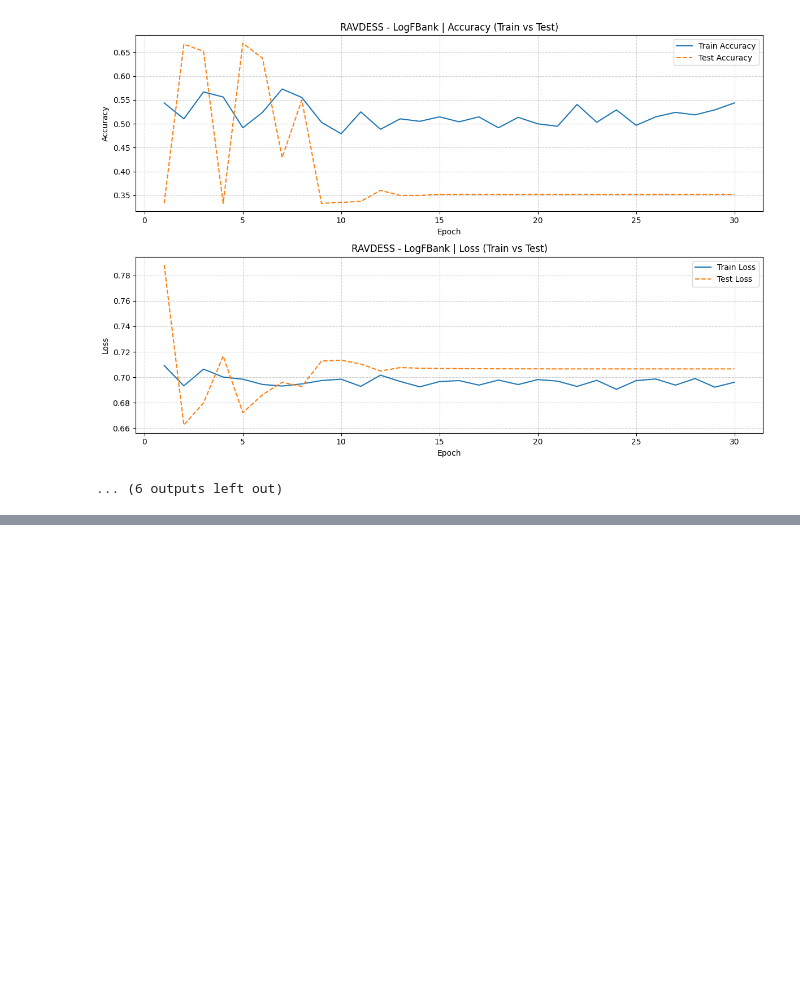
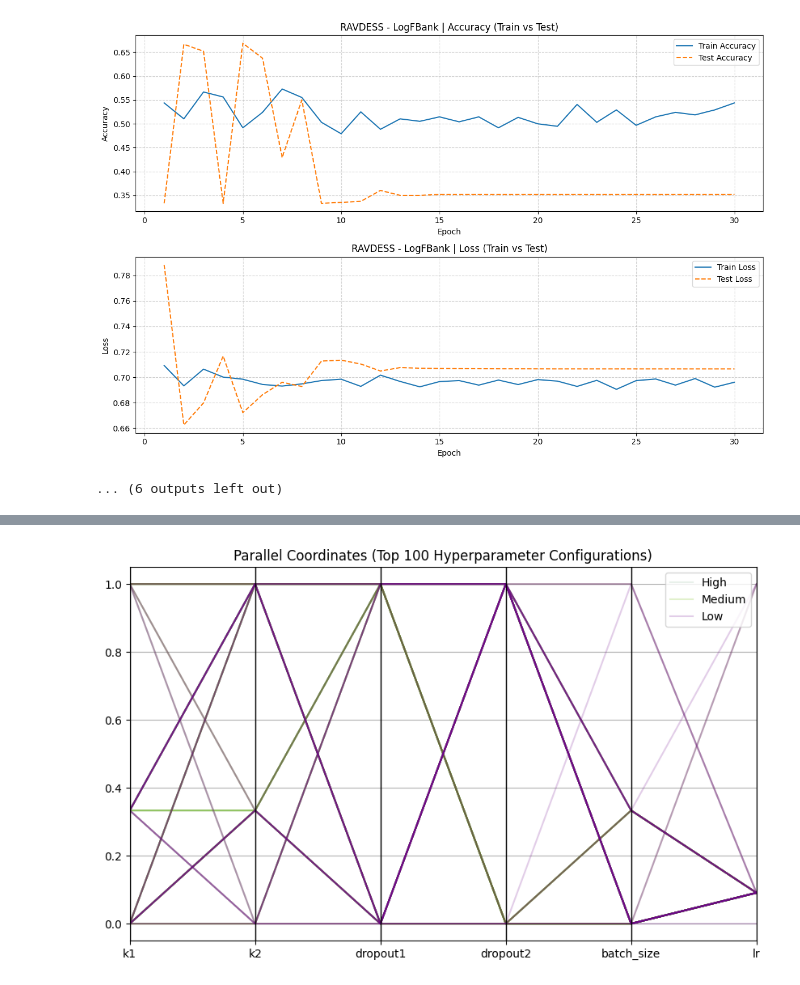
Before and after one commit to Hadoroo/Speech-Stress-Detection, a Jupyter notebook: Scripts/Visualizer/visualizer.ipynb, the cells around one changed output, grey strips where cells are left out. Saved outputs shown, nothing was run; the diff lists cells and outputs as text; code cells hidden in the pictures; blank space fills up the shorter version.

```diff
--- a/Scripts/Visualizer/visualizer.ipynb
+++ b/Scripts/Visualizer/visualizer.ipynb
@@ -387,0 +450,30 @@ print(best_per_dataset[["Dataset", "Feature", "Test Accuracy", "Precision", "Rec
+# %%
+import pandas as pd
+from pandas.plotting import parallel_coordinates
+import matplotlib.pyplot as plt
+from sklearn.preprocessing import MinMaxScaler
+
+cols = ["k1","k2","dropout1","dropout2","batch_size","lr"]
+
+# ambil top 100 eksperimen
+df_top = df.sort_values("test_acc", ascending=False).head(100).copy()
+
+# normalisasi
+scaler = MinMaxScaler()
+df_top[cols] = scaler.fit_transform(df_top[cols])
+
+# kategori
+df_top["acc_class"] = pd.qcut(df_top["test_acc"], q=3, labels=["Low","Medium","High"])
+
+# plot
+plt.figure(figsize=(10,6))
+parallel_coordinates(
+    df_top[cols + ["acc_class"]],
+    "acc_class",
+    alpha=0.2
+)
+
+plt.title("Parallel Coordinates (Top 100 Hyperparameter Configurations)")
+plt.show()
+# %% [output]
+[figure, added]
```
Also changed, not shown: parts of 10 cells of this notebook, 4 other files.
